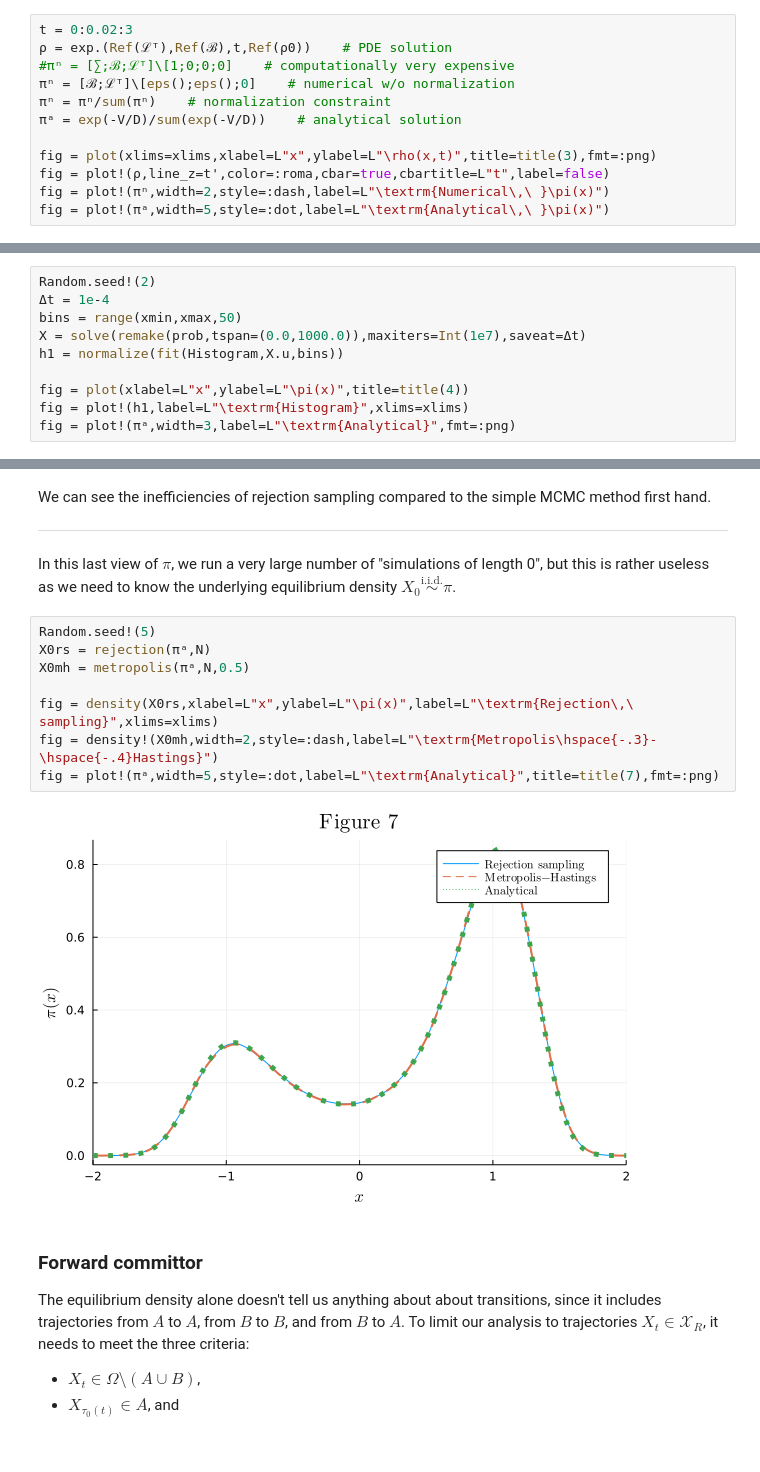
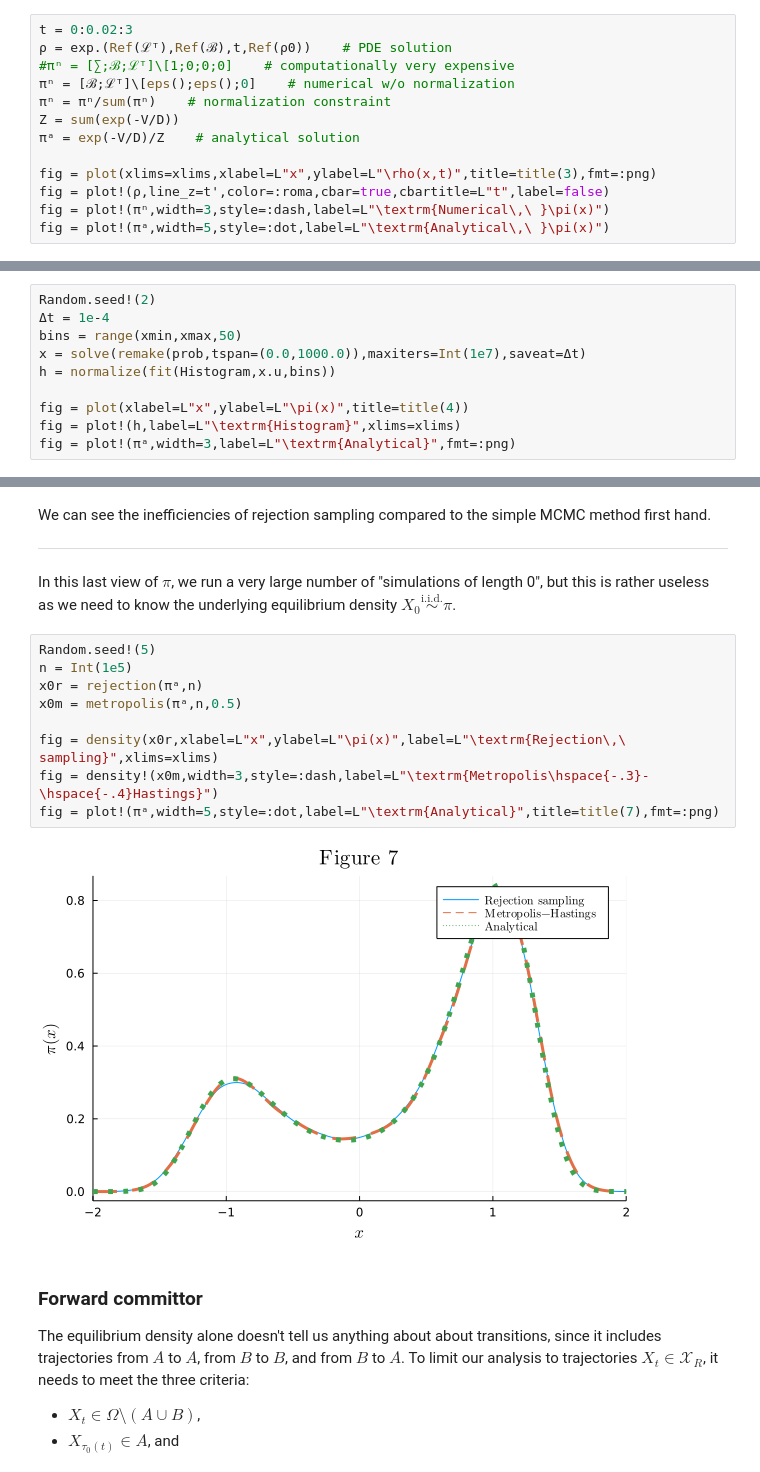
Before and after one commit to mjyshin/math-tutorials, a Jupyter notebook: transition_path.ipynb, the cells around one changed output, grey strips where cells are left out. Saved outputs shown, nothing was run; the diff lists cells and outputs as text.

```diff
--- a/transition_path.ipynb
+++ b/transition_path.ipynb
@@ -242,10 +238,11 @@ t = 0:0.02:3
 #πⁿ = [∑;ℬ;ℒᵀ]\[1;0;0;0]    # computationally very expensive
 πⁿ = [ℬ;ℒᵀ]\[eps();eps();0]    # numerical w/o normalization
 πⁿ = πⁿ/sum(πⁿ)    # normalization constraint
-πᵃ = exp(-V/D)/sum(exp(-V/D))    # analytical solution
+Z = sum(exp(-V/D))
+πᵃ = exp(-V/D)/Z    # analytical solution
 
 fig = plot(xlims=xlims,xlabel=L"x",ylabel=L"\rho(x,t)",title=title(3),fmt=:png)
 fig = plot!(ρ,line_z=t',color=:roma,cbar=true,cbartitle=L"t",label=false)
-fig = plot!(πⁿ,width=2,style=:dash,label=L"\textrm{Numerical\,\ }\pi(x)")
+fig = plot!(πⁿ,width=3,style=:dash,label=L"\textrm{Numerical\,\ }\pi(x)")
 fig = plot!(πᵃ,width=5,style=:dot,label=L"\textrm{Analytical\,\ }\pi(x)")
 # %% [output]
@@ -256,11 +253,11 @@ What does this tell us (that is, how should we *interpret* this statistic)? The
 Random.seed!(2)
 Δt = 1e-4
 bins = range(xmin,xmax,50)
-X = solve(remake(prob,tspan=(0.0,1000.0)),maxiters=Int(1e7),saveat=Δt)
-h1 = normalize(fit(Histogram,X.u,bins))
+x = solve(remake(prob,tspan=(0.0,1000.0)),maxiters=Int(1e7),saveat=Δt)
+h = normalize(fit(Histogram,x.u,bins))
 
 fig = plot(xlabel=L"x",ylabel=L"\pi(x)",title=title(4))
-fig = plot!(h1,label=L"\textrm{Histogram}",xlims=xlims)
+fig = plot!(h,label=L"\textrm{Histogram}",xlims=xlims)
 fig = plot!(πᵃ,width=3,label=L"\textrm{Analytical}",fmt=:png)
 # %% [output]
 [figure]
@@ -343,14 +342,15 @@ We can see the inefficiencies of rejection sampling compared to the simple MCMC
 In this last view of $\pi$, we run a very large number of "simulations of length 0", but this is rather useless as we need to know the underlying equilibrium density $X_0\stackrel{\text{i.i.d.}}{\sim}\pi$.
 # %%
 Random.seed!(5)
-X0rs = rejection(πᵃ,N)
-X0mh = metropolis(πᵃ,N,0.5)
+n = Int(1e5)
+x0r = rejection(πᵃ,n)
+x0m = metropolis(πᵃ,n,0.5)
 
-fig = density(X0rs,xlabel=L"x",ylabel=L"\pi(x)",label=L"\textrm{Rejection\,\ sampling}",xlims=xlims)
-fig = density!(X0mh,width=2,style=:dash,label=L"\textrm{Metropolis\hspace{-.3}-\hspace{-.4}Hastings}")
+fig = density(x0r,xlabel=L"x",ylabel=L"\pi(x)",label=L"\textrm{Rejection\,\ sampling}",xlims=xlims)
+fig = density!(x0m,width=3,style=:dash,label=L"\textrm{Metropolis\hspace{-.3}-\hspace{-.4}Hastings}")
 fig = plot!(πᵃ,width=5,style=:dot,label=L"\textrm{Analytical}",title=title(7),fmt=:png)
 # %% [output]
-[figure, old version]
+[figure, new version]
 # %% [markdown]
 ### Forward committor
 
```
Also changed, not shown: parts of 23 cells of this notebook.
